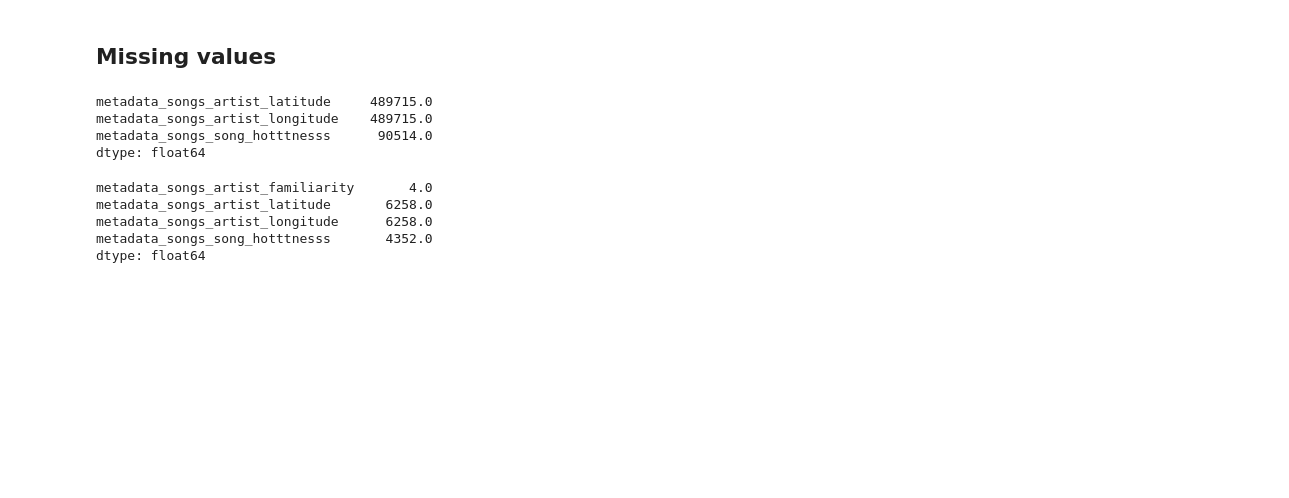
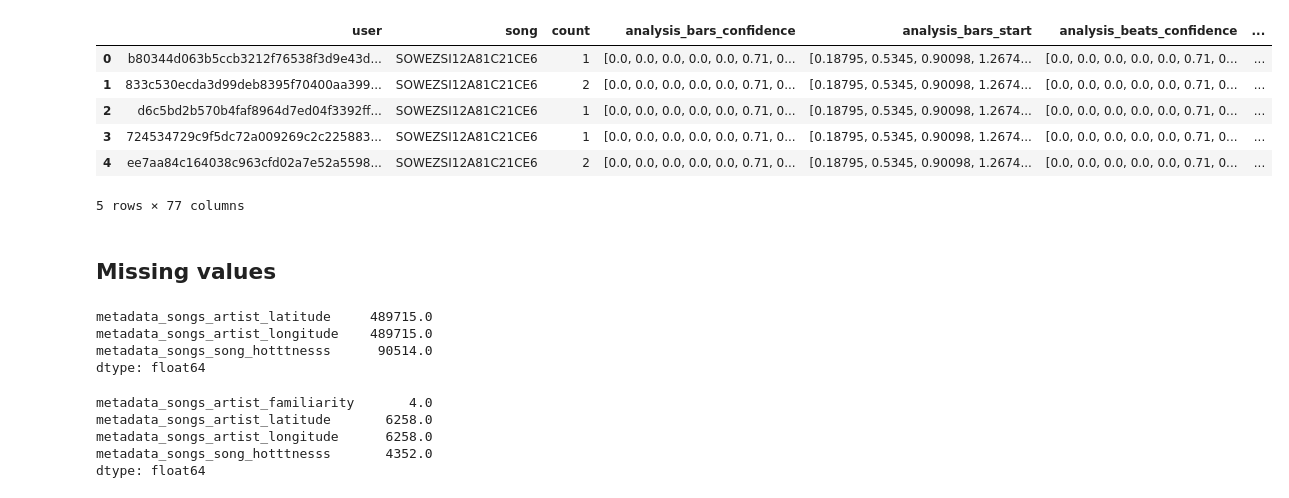
Before and after one commit to skhatri-28/Song-Recommendation-System-Project, a Jupyter notebook: notebooks/preprocessing.ipynb, the cells around one changed output. Drawn from its saved outputs; the diff is of its cells as text; code cells hidden in the pictures; blank space fills up the shorter version.

```diff
--- a/notebooks/preprocessing.ipynb
+++ b/notebooks/preprocessing.ipynb
@@ -7,6 +7,16 @@ reldir = '../datasets/'
 df = pd.read_pickle(reldir + 'msd_tastes_merged.csv', compression='zip')
 # %%
 df_msd = pd.read_pickle(reldir + 'msd.csv', compression='zip')
+# %%
+df.head()
+# %% [output]
+|  | user | song | count | analysis_bars_confidence | analysis_bars_start | analysis_beats_confidence | ... |
+| 0 | b80344d063b5ccb3212f76538f3d9e43d... | SOWEZSI12A81C21CE6 | 1 | [0.0, 0.0, 0.0, 0.0, 0.0, 0.71, 0... | [0.18795, 0.5345, 0.90098, 1.2674... | [0.0, 0.0, 0.0, 0.0, 0.0, 0.71, 0... | ... |
+| 1 | 833c530ecda3d99deb8395f70400aa399... | SOWEZSI12A81C21CE6 | 2 | [0.0, 0.0, 0.0, 0.0, 0.0, 0.71, 0... | [0.18795, 0.5345, 0.90098, 1.2674... | [0.0, 0.0, 0.0, 0.0, 0.0, 0.71, 0... | ... |
+| 2 | d6c5bd2b570b4faf8964d7ed04f3392ff... | SOWEZSI12A81C21CE6 | 1 | [0.0, 0.0, 0.0, 0.0, 0.0, 0.71, 0... | [0.18795, 0.5345, 0.90098, 1.2674... | [0.0, 0.0, 0.0, 0.0, 0.0, 0.71, 0... | ... |
+| 3 | 724534729c9f5dc72a009269c2c225883... | SOWEZSI12A81C21CE6 | 1 | [0.0, 0.0, 0.0, 0.0, 0.0, 0.71, 0... | [0.18795, 0.5345, 0.90098, 1.2674... | [0.0, 0.0, 0.0, 0.0, 0.0, 0.71, 0... | ... |
+| 4 | ee7aa84c164038c963cfd02a7e52a5598... | SOWEZSI12A81C21CE6 | 2 | [0.0, 0.0, 0.0, 0.0, 0.0, 0.71, 0... | [0.18795, 0.5345, 0.90098, 1.2674... | [0.0, 0.0, 0.0, 0.0, 0.0, 0.71, 0... | ... |
+5 rows × 77 columns
 # %% [markdown]
 ## Missing values
 # %%
```
Also changed, not shown: parts of 8 cells of this notebook.
